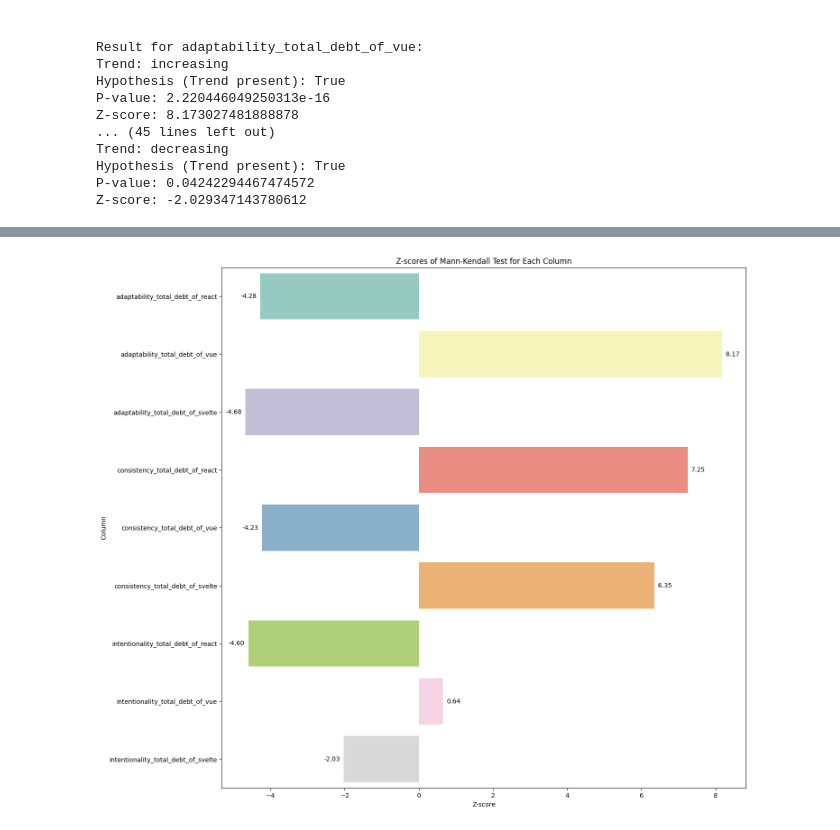
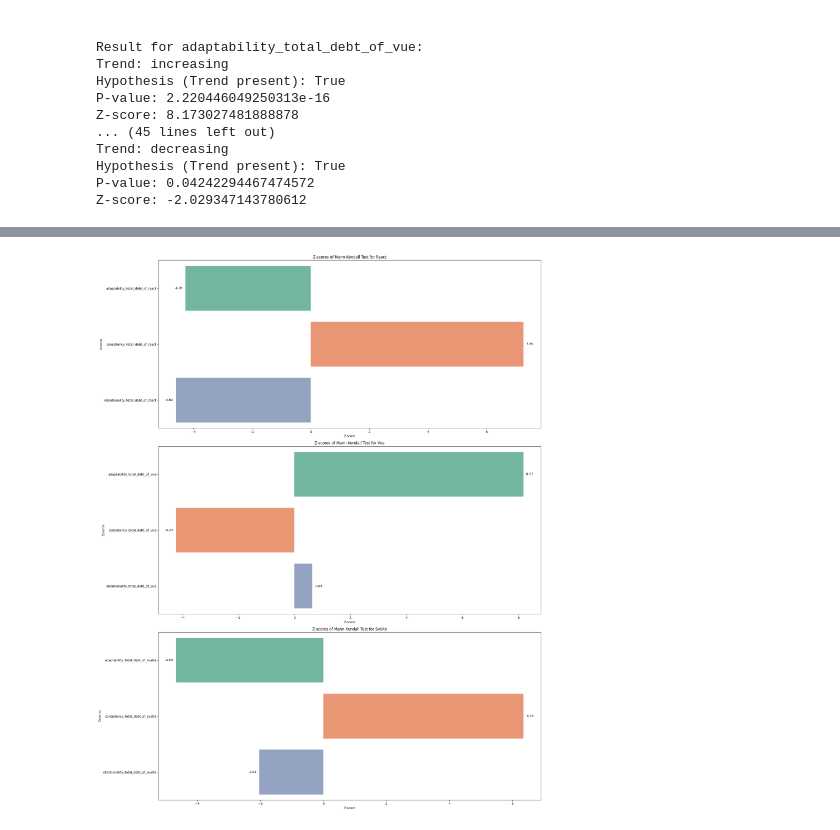
Before and after one commit to NotAlpha45/Analysis-of-Code-Smell-and-Refactoring, a Jupyter notebook: Code/Analysis/RQ2/general_analysis.ipynb, the cells around one changed output, grey strips where cells are left out. Cells and saved outputs as stored; diff of their text form; code cells hidden in the pictures.

Commit message:
Mann Kendall Test completed

```diff
--- a/Code/Analysis/RQ2/general_analysis.ipynb
+++ b/Code/Analysis/RQ2/general_analysis.ipynb
@@ -225,27 +225,76 @@ for columns in combined_columns:
 # Convert the list to a DataFrame
 results_df = pd.DataFrame(results_list)
 # %%
-# Plot Z-scores using Seaborn with different colors
-plt.figure(figsize=(15, 15))
-barplot = sns.barplot(x='Z-score', y='Column', data=results_df, palette='Set3')
+import pandas as pd
+import matplotlib.pyplot as plt
+import seaborn as sns
+from pymannkendall import original_test
 
-# Add the values at the top of the bars
-for p in barplot.patches:
-    width = p.get_width()
-    if width < 0:  # If the Z-score is negative
-        ha = 'right'
-        x_position = width - 0.1
-    else:  # If the Z-score is positive
-        ha = 'left'
-        x_position = width + 0.1
+# Assuming your data is loaded into a DataFrame named df_combined
+# You may need to adjust the column names accordingly
 
-    plt.text(x_position,
-             p.get_y() + p.get_height() / 2,
-             '{:1.2f}'.format(width),
-             ha = ha,
-             va = 'center')
+columns_for_controlChart_of_react = ['adaptability_total_debt_of_react', 'consistency_total_debt_of_react', 'intentionality_total_debt_of_react']
+columns_for_controlChart_of_vue = ['adaptability_total_debt_of_vue', 'consistency_total_debt_of_vue', 'intentionality_total_debt_of_vue']
+columns_for_controlChart_of_svelte = ['adaptability_total_debt_of_svelte', 'consistency_total_debt_of_svelte', 'intentionality_total_debt_of_svelte']
 
-plt.title('Z-scores of Mann-Kendall Test for Each Column')
+# List of libraries
+libraries = ['React', 'Vue', 'Svelte']
+
+# Create subplots
+fig, axs = plt.subplots(3, 1, figsize=(20, 25))
+
+# Loop through the libraries
+for i, library in enumerate(libraries):
+    # Get the corresponding columns for the library
+    if library == 'React':
+        columns = columns_for_controlChart_of_react
+    elif library == 'Vue':
+        columns = columns_for_controlChart_of_vue
+    elif library == 'Svelte':
+        columns = columns_for_controlChart_of_svelte
+
+    # Initialize a list to store the results
+    results_list = []
+
+    # Loop through individual columns
+    for column in columns:
+        s = df_combined[column]
+        result = original_test(s)
+
+        # Append the results to the list
+        results_list.append({
+            'Column': column,
+            'Trend': result.trend,
+            'Hypothesis': result.h,
+            'P-value': result.p,
+            'Z-score': result.z
+        })
+
+    # Plot Z-scores using Seaborn with different colors
+    barplot = sns.barplot(x='Z-score', y='Column', data=pd.DataFrame(results_list), palette='Set2', ax=axs[i])
+
+    # Add the values at the top of the bars
+    for p in barplot.patches:
+        width = p.get_width()
+        if width < 0:  # If the Z-score is negative
+            ha = 'right'
+            x_position = width - 0.1
+        else:  # If the Z-score is positive
+            ha = 'left'
+            x_position = width + 0.1
+
+        axs[i].text(x_position,
+                    p.get_y() + p.get_height() / 2,
+                    '{:1.2f}'.format(width),
+                    ha=ha,
+                    va='center')
+
+    axs[i].set_title(f'Z-scores of Mann-Kendall Test for {library}')
+    axs[i].set_xlabel('Z-score')
+    axs[i].set_ylabel('Column')
+
+# Adjust layout
+plt.tight_layout()
 plt.show()
 # %% [output]
 Passing `palette` without assigning `hue` is deprecated and will be removed in v0.14.0. Assign the `y` variable to `hue` and set `legend=False` for the same effect.
@@ -254 +311 @@ Passing `palette` without assigning `hue` is deprecated and will be removed in v
-[figure, old version]
+[figure, new version]
```
Also changed, not shown: parts of 2 cells of this notebook, 3 other files.
